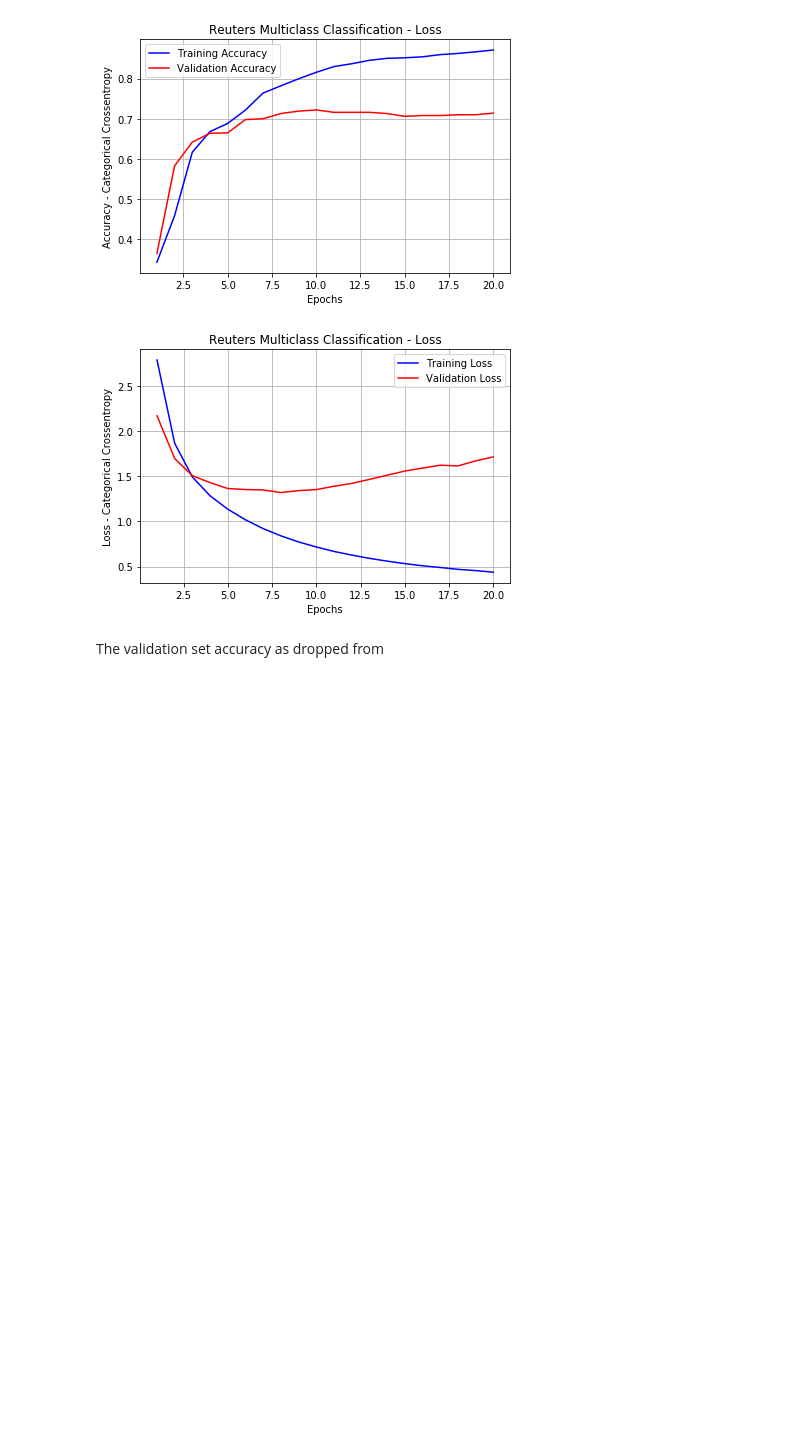
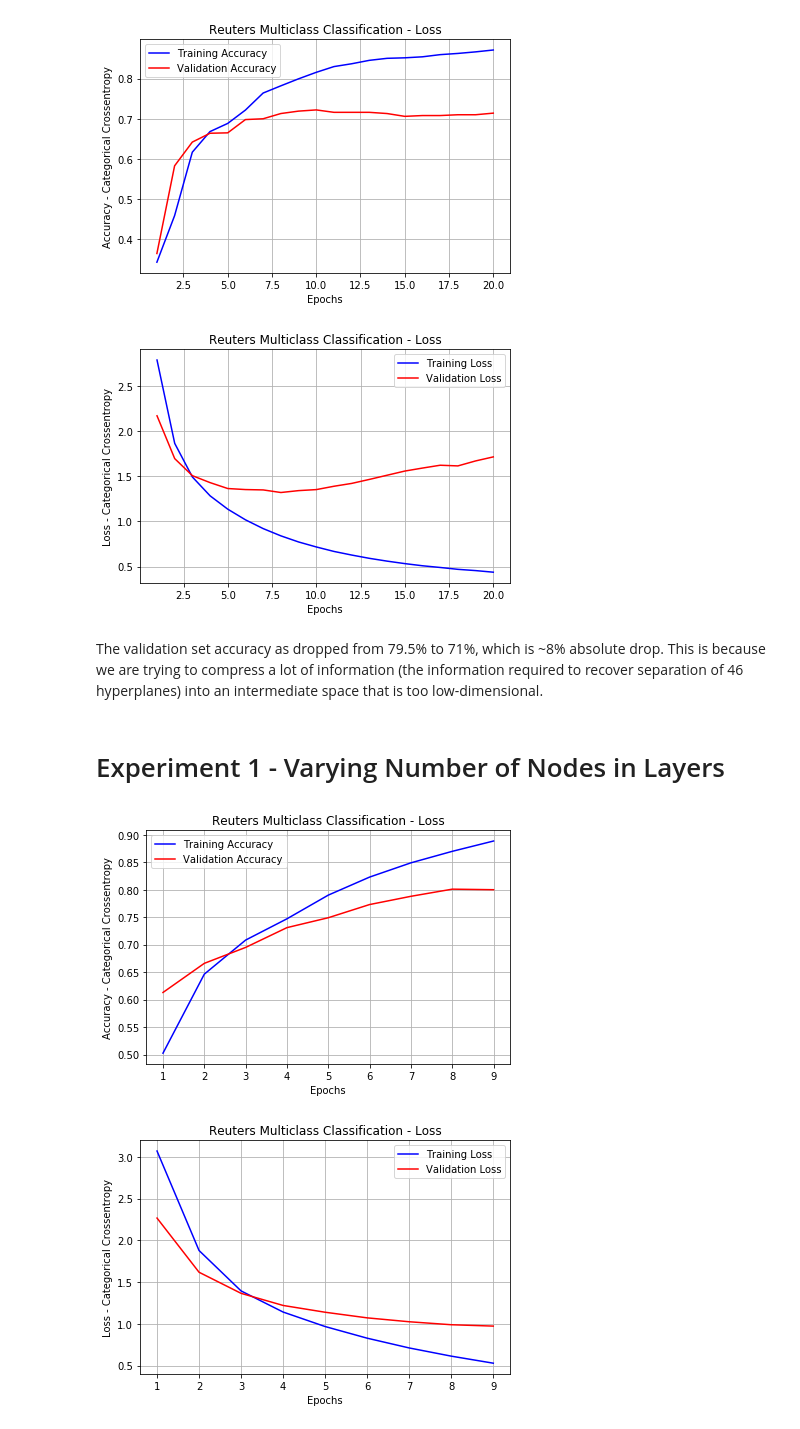
Before and after one commit to SMS-NED16/FYP-DL, a Jupyter notebook: chapter_3/3_2_Newsire_Multiclass_Classification.ipynb, the cells around one changed output. Saved outputs shown, nothing was run; the diff lists cells and outputs as text; code cells hidden in the pictures; blank space fills up the shorter version.

Commit message:
Add 3.2 Reuters classification experiment 1 - different node count.

```diff
--- a/chapter_3/3_2_Newsire_Multiclass_Classification.ipynb
+++ b/chapter_3/3_2_Newsire_Multiclass_Classification.ipynb
@@ -272,5 +272,28 @@ plot_hist_data(model_3_hist, acc_flag=False)
 # %% [output]
 [figure]
 [figure]
-# %% [markdown]
-The validation set accuracy as dropped from
+# %% [markdown]
+The validation set accuracy as dropped from 79.5% to 71%, which is ~8% absolute drop. This is because we are trying to compress a lot of information (the information required to recover separation of 46 hyperplanes) into an intermediate space that is too low-dimensional.
+# %% [markdown]
+# Experiment 1 - Varying Number of Nodes in Layers
+# %%
+# Defining a function for use in
+model_32 = create_model(n_nodes=32, n_classes=46)
+model_128 = create_model(n_nodes=128, n_classes=46)
+
+# Compile both models
+model_32.compile(optimizer='rmsprop', loss='categorical_crossentropy', metrics=['accuracy'])
+model_128.compile(optimizer='rmsprop', loss='categorical_crossentropy', metrics=['accuracy'])
+
+# Train models using the same data, number of epochs, and batch sizes
+model_32_hist = model_32.fit(partial_x_train, partial_y_train, epochs=9, batch_size=512,
+                             validation_data=(x_val, y_val), verbose=0)
+model_128_hist = model_128.fit(partial_x_train, partial_y_train, epochs=9, batch_size=512,
+                              validation_data=(x_val, y_val), verbose=0)
+# %%
+# Plotting trend for 32 node model
+plot_hist_data(model_32_hist, acc_flag=True)
+plot_hist_data(model_32_hist, acc_flag=False)
+# %% [output]
+[figure, added]
+[figure, added]
```
Also changed, not shown: parts of 5 cells of this notebook.
